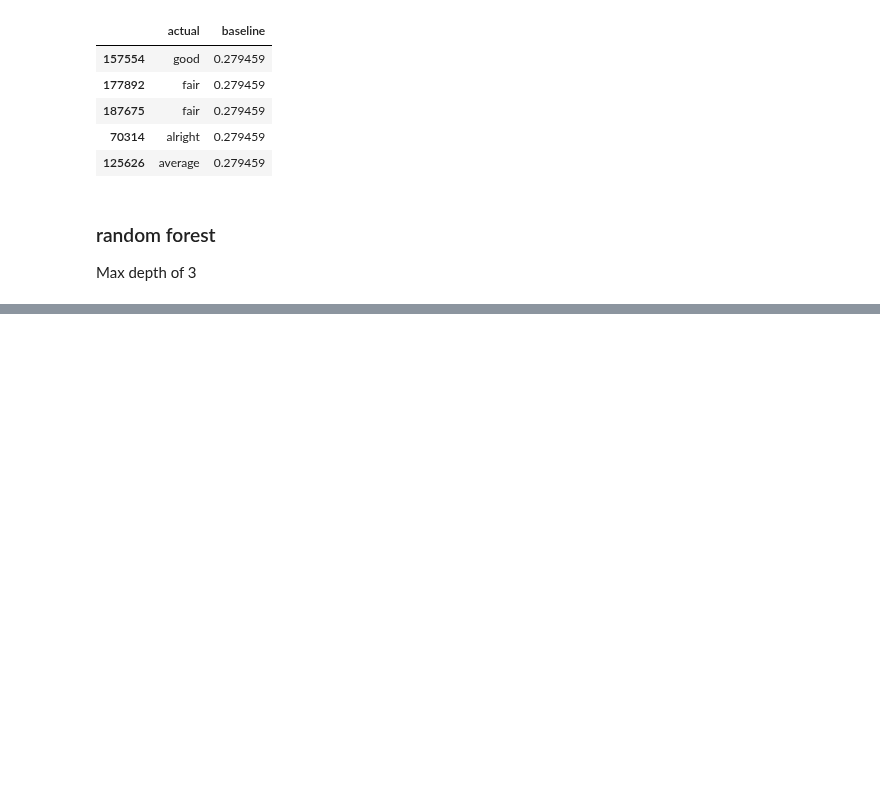
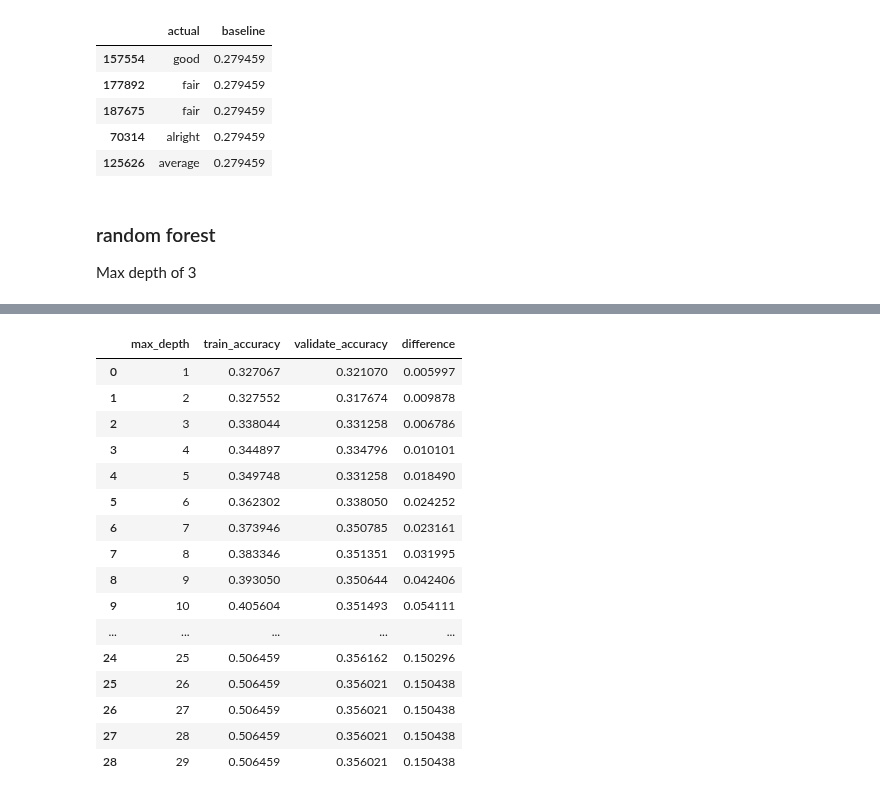
Before and after one commit to MrEnigmamgine/Videogame-Capstone_fork, a Jupyter notebook: Lindy_workbook.ipynb, the cells around one changed output, grey strips where cells are left out. Saved outputs shown, nothing was run; the diff lists cells and outputs as text; code cells hidden in the pictures; blank space fills up the shorter version.

```diff
--- a/Lindy_workbook.ipynb
+++ b/Lindy_workbook.ipynb
@@ -857,8 +783,0 @@ max depth of 6
-# %%
-# assign model to train
-rf2 = RandomForestClassifier(max_depth=6, random_state=123)
-#fit model
-rf2.fit(X_train_fs, y_train)
-# make predictions
-y_pred = rf2.predict(X_train_fs)
-y_pred_proba = rf2.predict_proba(X_train_fs)
@@ -930,0 +835,22 @@ RF_prediction.head()
+# %%
+metric = []
+
+for i in range(1,30):
+    tree1 = DecisionTreeClassifier(max_depth=(i), random_state=123)
+
+
+    tree1 = tree1.fit(X_train_fs, y_train)
+
+    in_sample_accuracy = tree1.score(X_train_fs, y_train)
+
+    out_of_sample_accuracy = tree1.score(X_validate_fs, y_validate)
+
+    output = {"max_depth": (i),
+        "train_accuracy": in_sample_accuracy,
+        "validate_accuracy": out_of_sample_accuracy}
+
+    metric.append(output)
+
+DT_prediction = pd.DataFrame(metric)
+DT_prediction["difference"] = DT_prediction.train_accuracy - DT_prediction.validate_accuracy
+DT_prediction.head()
@@ -930,0 +864,20 @@ RF_prediction.head()
+# %%
+DT_prediction
+# %% [output]
+|  | max_depth | train_accuracy | validate_accuracy | difference |
+| 0 | 1 | 0.327067 | 0.321070 | 0.005997 |
+| 1 | 2 | 0.327552 | 0.317674 | 0.009878 |
+| 2 | 3 | 0.338044 | 0.331258 | 0.006786 |
+| 3 | 4 | 0.344897 | 0.334796 | 0.010101 |
+| 4 | 5 | 0.349748 | 0.331258 | 0.018490 |
+| 5 | 6 | 0.362302 | 0.338050 | 0.024252 |
+| 6 | 7 | 0.373946 | 0.350785 | 0.023161 |
+| 7 | 8 | 0.383346 | 0.351351 | 0.031995 |
+| 8 | 9 | 0.393050 | 0.350644 | 0.042406 |
+| 9 | 10 | 0.405604 | 0.351493 | 0.054111 |
+| ... | ... | ... | ... | ... |
+| 24 | 25 | 0.506459 | 0.356162 | 0.150296 |
+| 25 | 26 | 0.506459 | 0.356021 | 0.150438 |
+| 26 | 27 | 0.506459 | 0.356021 | 0.150438 |
+| 27 | 28 | 0.506459 | 0.356021 | 0.150438 |
+| 28 | 29 | 0.506459 | 0.356021 | 0.150438 |
```
Also changed, not shown: parts of 31 cells of this notebook.
